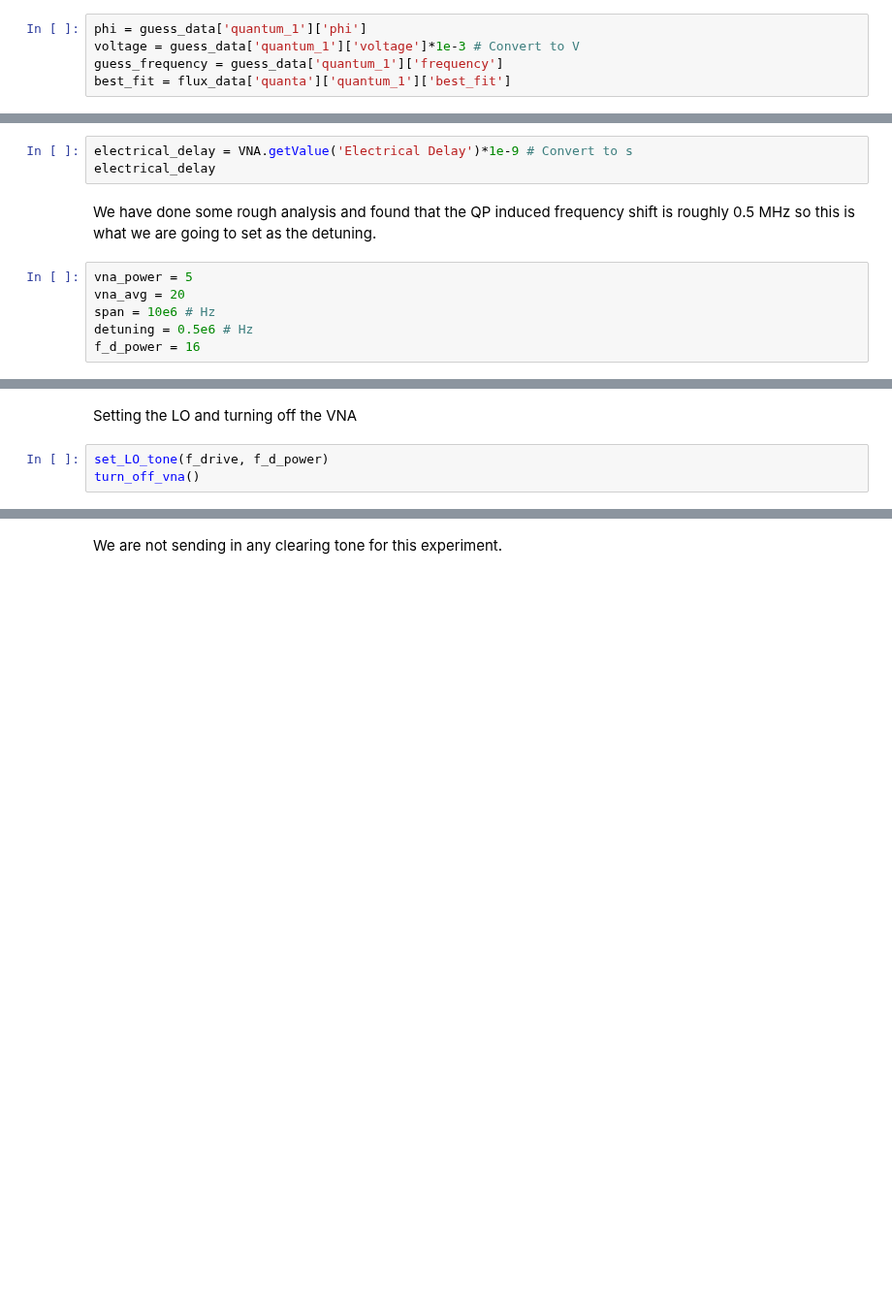
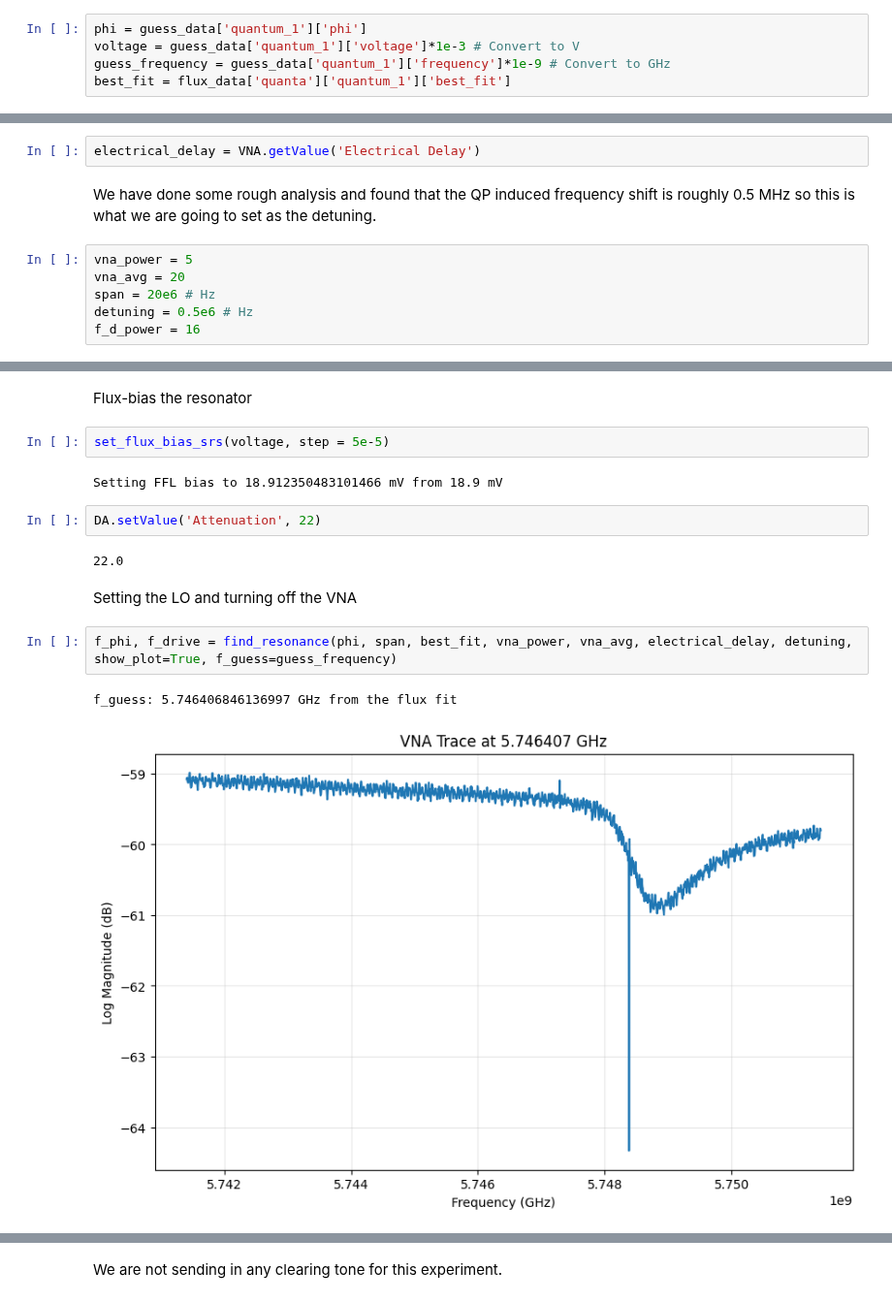
Before and after one commit to shanto268/QP_NBR_Experiments, a Jupyter notebook: experiment2.ipynb, the cells around one changed output, grey strips where cells are left out. Shown at 97% size. Saved outputs shown, nothing was run; the diff lists cells and outputs as text; blank space fills up the shorter version.

```diff
--- a/experiment2.ipynb
+++ b/experiment2.ipynb
@@ -79,5 +101,5 @@ guess_data = process_phi_results(phi_results)
 # %%
 phi = guess_data['quantum_1']['phi']
 voltage = guess_data['quantum_1']['voltage']*1e-3 # Convert to V
-guess_frequency = guess_data['quantum_1']['frequency']
+guess_frequency = guess_data['quantum_1']['frequency']*1e-9 # Convert to GHz
 best_fit = flux_data['quanta']['quantum_1']['best_fit']
@@ -84,13 +112,12 @@ best_fit = flux_data['quanta']['quantum_1']['best_fit']
 # %% [markdown]
 Get the accurate frequency of the resonator at the desired flux point. The idea is to sweep the SRS voltage to the required voltage and take a snapshot of the VNA at the guessed frequency and update the frequency to set the LO tone
 # %%
-electrical_delay = VNA.getValue('Electrical Delay')*1e-9 # Convert to s
-electrical_delay
+electrical_delay = VNA.getValue('Electrical Delay')
 # %% [markdown]
 We have done some rough analysis and found that the QP induced frequency shift is roughly 0.5 MHz so this is what we are going to set as the detuning.
 # %%
 vna_power = 5
 vna_avg = 20
-span = 10e6 # Hz
+span = 20e6 # Hz
 detuning = 0.5e6 # Hz
 f_d_power = 16
@@ -99,5 +124,17 @@ f_phi, f_drive = find_resonance(phi, span, best_fit, vna_power, vna_avg, electri
+# %% [markdown]
+Flux-bias the resonator
+# %%
+set_flux_bias_srs(voltage, step = 5e-5)
+# %% [output]
+Setting FFL bias to 18.912350483101466 mV from 18.9 mV
+# %%
+DA.setValue('Attenuation', 22)
+# %% [output]
+22.0
 # %% [markdown]
 Setting the LO and turning off the VNA
-# %%
-set_LO_tone(f_drive, f_d_power)
-turn_off_vna()
+# %%
+f_phi, f_drive = find_resonance(phi, span, best_fit, vna_power, vna_avg, electrical_delay, detuning, show_plot=True, f_guess=guess_frequency)
+# %% [output]
+f_guess: 5.746406846136997 GHz from the flux fit
+[figure, added]
```
Also changed, not shown: parts of 10 cells of this notebook, 2 other files.
